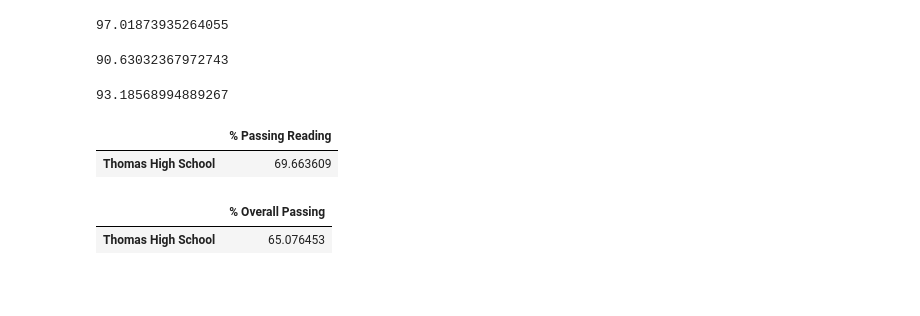
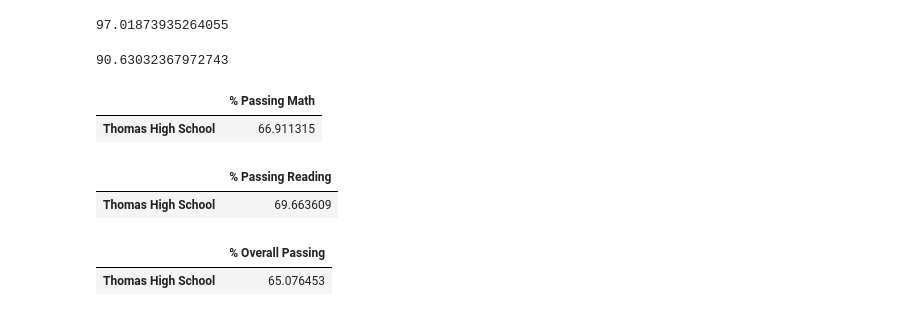
Before and after one commit to ramon0101alonso/School-District-Analysis, a Jupyter notebook: PyCitySchools_Challenge_testing.ipynb, the cells around one changed output. Cells and saved outputs as stored; diff of their text form; code cells hidden in the pictures; blank space fills up the shorter version.

```diff
--- a/PyCitySchools_Challenge_testing.ipynb
+++ b/PyCitySchools_Challenge_testing.ipynb
@@ -328,10 +329,11 @@ ths_overall_passing_percentage
 90.63032367972743
 # %%
 # Step 12. Replace the passing math percent for Thomas High School in the per_school_summary_df.
-per_school_summary_df.loc[["Thomas High School"], ["% Passing Math"]] = ths_passing_math_percentage
+ths_passing_math_percentage = per_school_summary_df.loc[["Thomas High School"], ["% Passing Math"]]
 ths_passing_math_percentage
 # %% [output]
-93.18568994889267
+|  | % Passing Math |
+| Thomas High School | 66.911315 |
 # %%
 # Step 13. Replace the passing reading percentage for Thomas High School in the per_school_summary_df.
 ths_overall_passing_percentage = per_school_summary_df.loc[["Thomas High School"], ["% Passing Reading"]]
```
Also changed, not shown: parts of 12 cells of this notebook.
